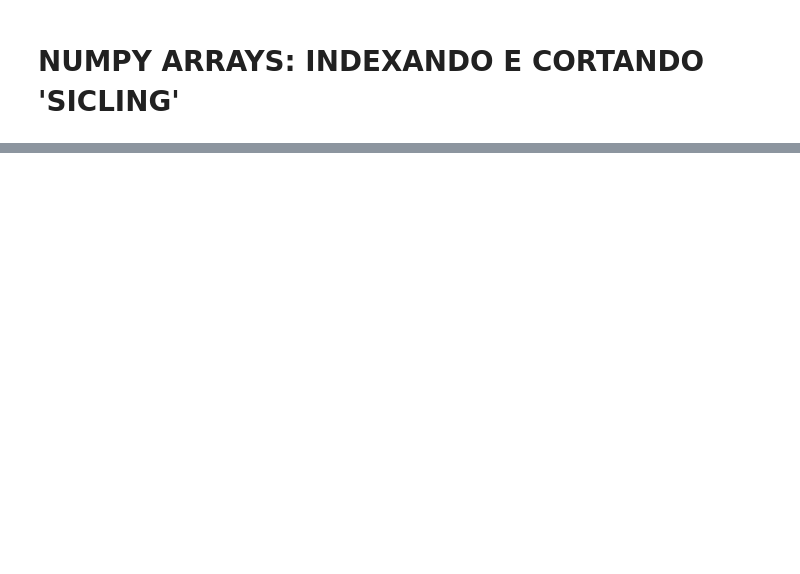
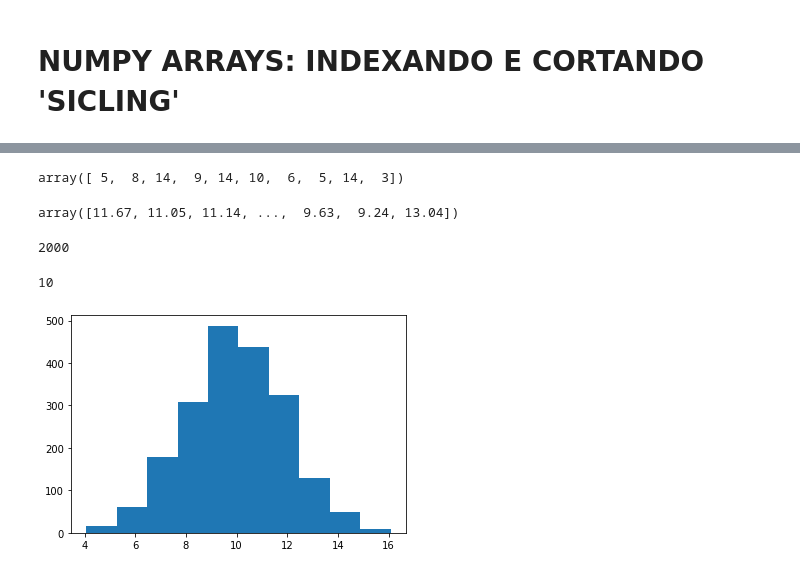
Before and after one commit to larimscorrea/jd-introduction-python, a Jupyter notebook: third_step.ipynb, the cells around one changed output, grey strips where cells are left out. Saved outputs shown, nothing was run; the diff lists cells and outputs as text; code cells hidden in the pictures; blank space fills up the shorter version.

```diff
--- a/third_step.ipynb
+++ b/third_step.ipynb
@@ -107,0 +328,26 @@ array = np.arange(1,11)
+# %%
+array = np.random.randint(1,15,10) #menor valor, maior valor, tamanho do array
+array
+# %% [output]
+array([ 5,  8, 14,  9, 14, 10,  6,  5, 14,  3])
+# %%
+#valores normalmente distribuídos
+array = np.random.normal(10,2,2000) #média, desvio padrão, tamanho do array
+array
+# %% [output]
+array([11.67, 11.05, 11.14, ...,  9.63,  9.24, 13.04])
+# %%
+len(array)
+# %% [output]
+2000
+# %%
+media = sum(array)/len(array)
+round(media)
+# %% [output]
+10
+# %%
+#Plotando os dados
+import matplotlib.pyplot as plt
+plt.hist(array);
+# %% [output]
+[figure, added]
```
Also changed, not shown: parts of 60 cells of this notebook.
